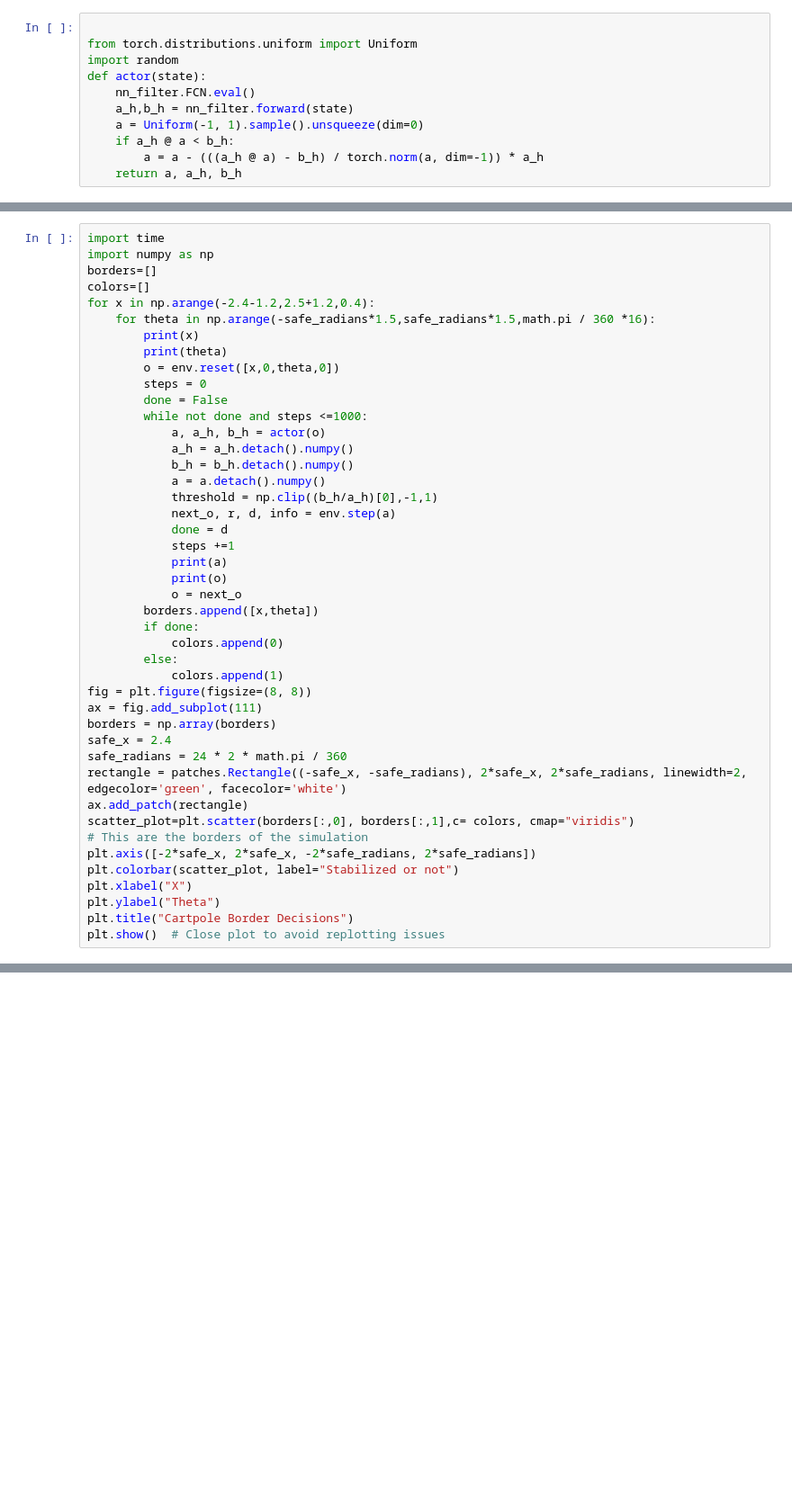
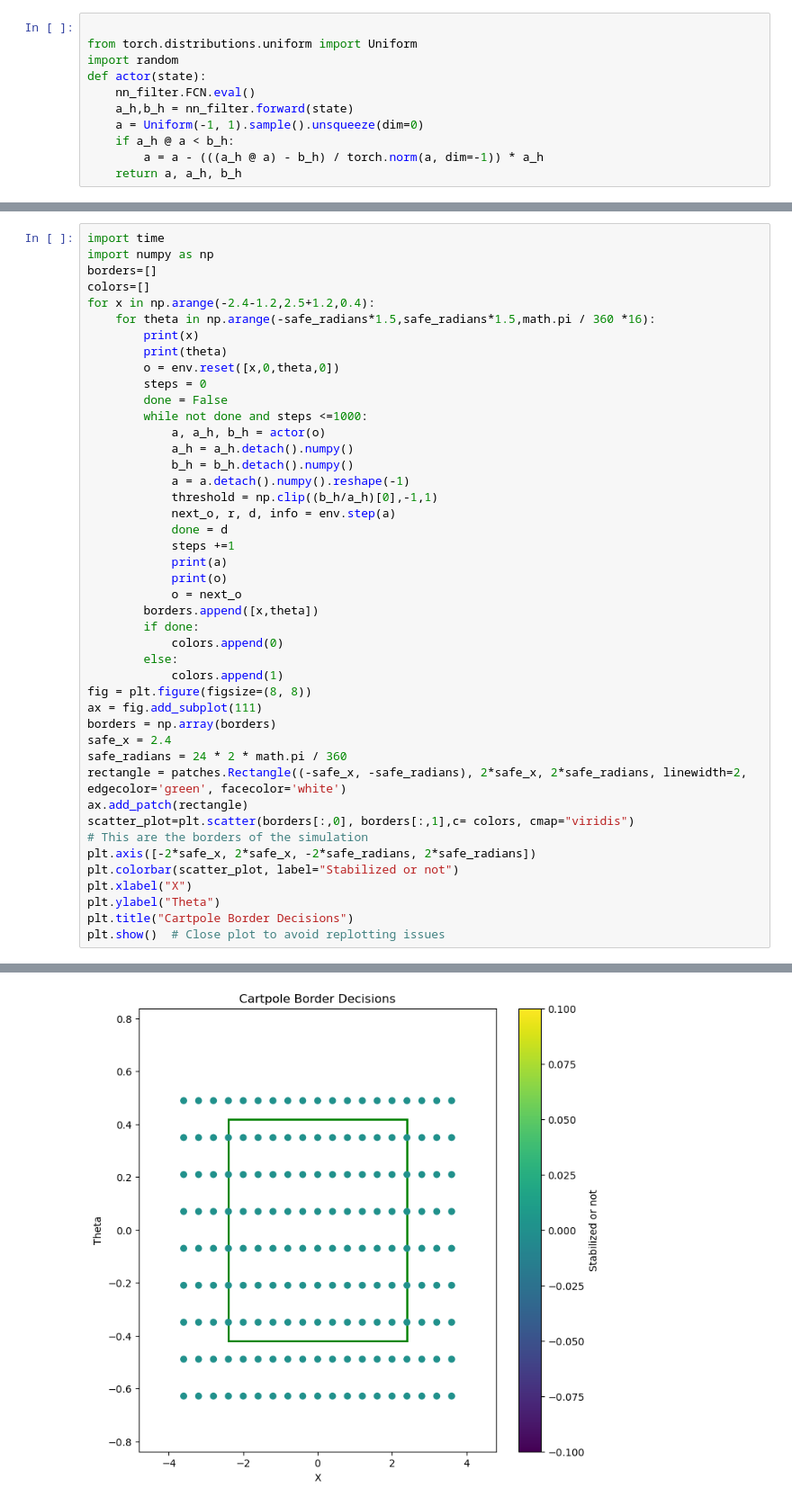
Before and after one commit to artureisele/discriminating-hyperplane, a Jupyter notebook: SL-DH/cartpole_eval_SL.ipynb, the cells around one changed output, grey strips where cells are left out. Shown at 90% size. Cells and saved outputs as stored; diff of their text form; blank space fills up the shorter version.

```diff
--- a/SL-DH/cartpole_eval_SL.ipynb
+++ b/SL-DH/cartpole_eval_SL.ipynb
@@ -123,7 +123,7 @@ for x in np.arange(-2.4-1.2,2.5+1.2,0.4):
             a, a_h, b_h = actor(o)
             a_h = a_h.detach().numpy()
             b_h = b_h.detach().numpy()
-            a = a.detach().numpy()
+            a = a.detach().numpy().reshape(-1)
             threshold = np.clip((b_h/a_h)[0],-1,1)
             next_o, r, d, info = env.step(a)
             done = d
@@ -157,0 +172 @@ AssertionError: array([[0.05499543]], dtype=float32) (<class 'numpy.ndarray'>) i
+[figure, added]
```
Also changed, not shown: parts of 10 cells of this notebook, 7 other files.
